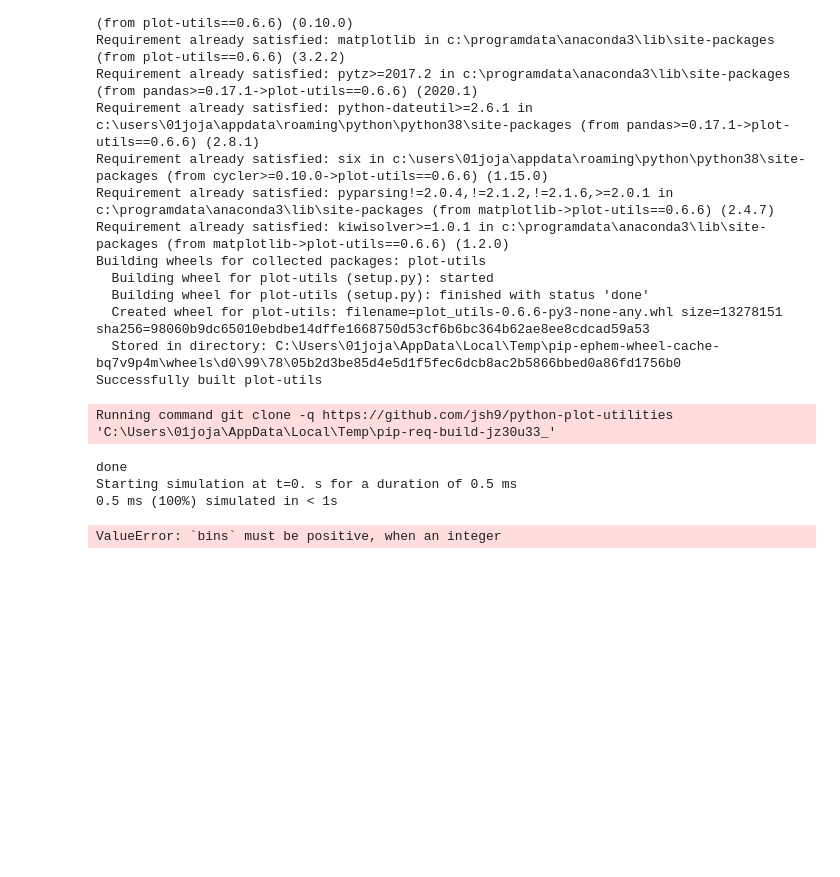
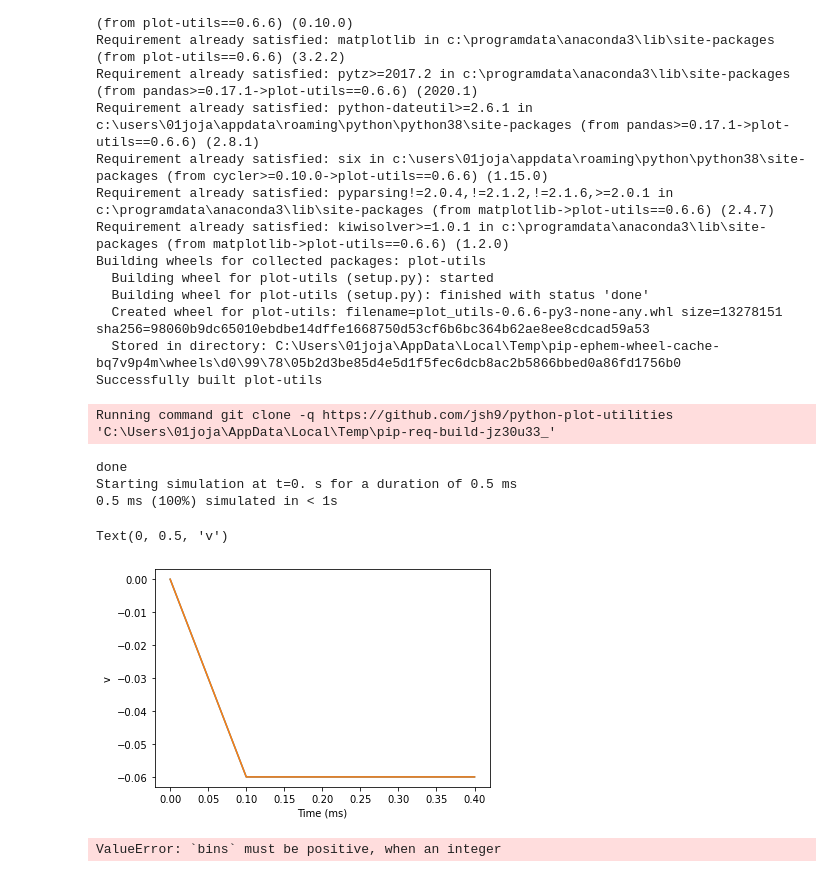
Before and after one commit to EmilyBjartskular/spiking-adventure, a Jupyter notebook: notebook/Synapses connections.ipynb, the cells around one changed output. Cells and saved outputs as stored; diff of their text form; code cells hidden in the pictures; blank space fills up the shorter version.

```diff
--- a/notebook/Synapses connections.ipynb
+++ b/notebook/Synapses connections.ipynb
@@ -100,7 +100,7 @@ seed(11922)  # to get identical figures for repeated runs
 ### General parameters
 
 
-input_neurons = 100 ### insert no of input neurons here ###
+input_neurons = 10 ### insert no of input neurons here ###
 i,j,N_e,N_i = synapse_generator(input_neurons) # Calls the function with connections
 
 duration = 0.5*ms      # Total simulation time
@@ -141,7 +141,13 @@ dv/dt = (g_l*(E_l-v) + g_e*(E_e-v) + g_i*(E_i-v) +
 dg_e/dt = -g_e/tau_e  : siemens  # post-synaptic exc. conductance
 dg_i/dt = -g_i/tau_i  : siemens  # post-synaptic inh. conductance
 '''
-neurons = NeuronGroup(4*input_neurons, model=neuron_eqs,
+neurons = NeuronGroup(4*input_neurons-2, model=neuron_eqs,
+                      threshold='v>V_th', reset='v=V_r',
+                      refractory='tau_r', method='euler')
+left = NeuronGroup(1, model=neuron_eqs,
+                      threshold='v>V_th', reset='v=V_r',
+                      refractory='tau_r', method='euler')
+right = NeuronGroup(1, model=neuron_eqs,
                       threshold='v>V_th', reset='v=V_r',
                       refractory='tau_r', method='euler')
 # Random initial membrane potential values and conductances
@@ -152,8 +158,8 @@ input_layer = neurons[:input_neurons] # assigs 1/4 of the neurons to the input l
 inh_neurons = neurons[input_neurons:2*input_neurons] # assigs 1/4 of the neurons to the inhibitory layer
 left_layer  = neurons[2*input_neurons:3*input_neurons-1] # assigs 1/4 -1 of the neurons to the left exitatory layer
 right_layer = neurons[3*input_neurons-1:4*input_neurons-2] # assigs 1/4 -1 of the neurons to the right exitatory layer
-left_neuron = neurons[4*input_neurons-2] # assigs 1 of the neurons to the final left layer
-right_neuron= neurons[4*input_neurons-1] # assigs 1 of the neurons to the final right layer
+left_neuron = left[0] # assigs 1 of the neurons to the final left layer
+right_neuron= right[0] # assigs 1 of the neurons to the final right layer
 ### Synapses
 synapses_eqs = '''
 # Usage of releasable neurotransmitter per single action potential:
@@ -200,33 +206,49 @@ inh_syn_left.x_S = 1
 final_left.x_S = 1
 final_right.x_S = 1
 
 
 # ##############################################################################
 # # Monitors
 # ##############################################################################
 # Note that we could use a single monitor for all neurons instead, but in this
 # way plotting is a bit easier in the end
 exc_mon = SpikeMonitor(input_layer)
 inh_mon = SpikeMonitor(inh_neurons)
 
 ### We record some additional data from a single excitatory neuron
 ni = 50
 # Record conductances and membrane potential of neuron ni
 state_mon = StateMonitor(neurons, ['v', 'g_e', 'g_i'], record=ni)
 # We make sure to monitor synaptic variables after synapse are updated in order
 # to use simple recurrence relations to reconstruct them. Record all synapses
 # originating from neuron ni
 synapse_mon = StateMonitor(exc_syn, ['u_S', 'x_S'],
                            record=exc_syn[ni, :], when='after_synapses')
+
+M_left = StateMonitor(left_neuron, 'v', record=0)
+M_right = StateMonitor(right_neuron, 'v', record=0)
+
+
 print('done')
 
 
 
 run(duration, report='text')
+
+plot(M_left.t/ms, M_left.v[0])
+xlabel('Time (ms)')
+ylabel('v');
+
+
+plot(M_right.t/ms, M_right.v[0])
+xlabel('Time (ms)')
+ylabel('v');
 # %% [output]
 done
 Starting simulation at t=0. s for a duration of 0.5 ms
 0.5 ms (100%) simulated in < 1s
+Text(0, 0.5, 'v')
+[figure, added]
 # %%
 # %% [output]
 ValueError: `bins` must be positive, when an integer
```
